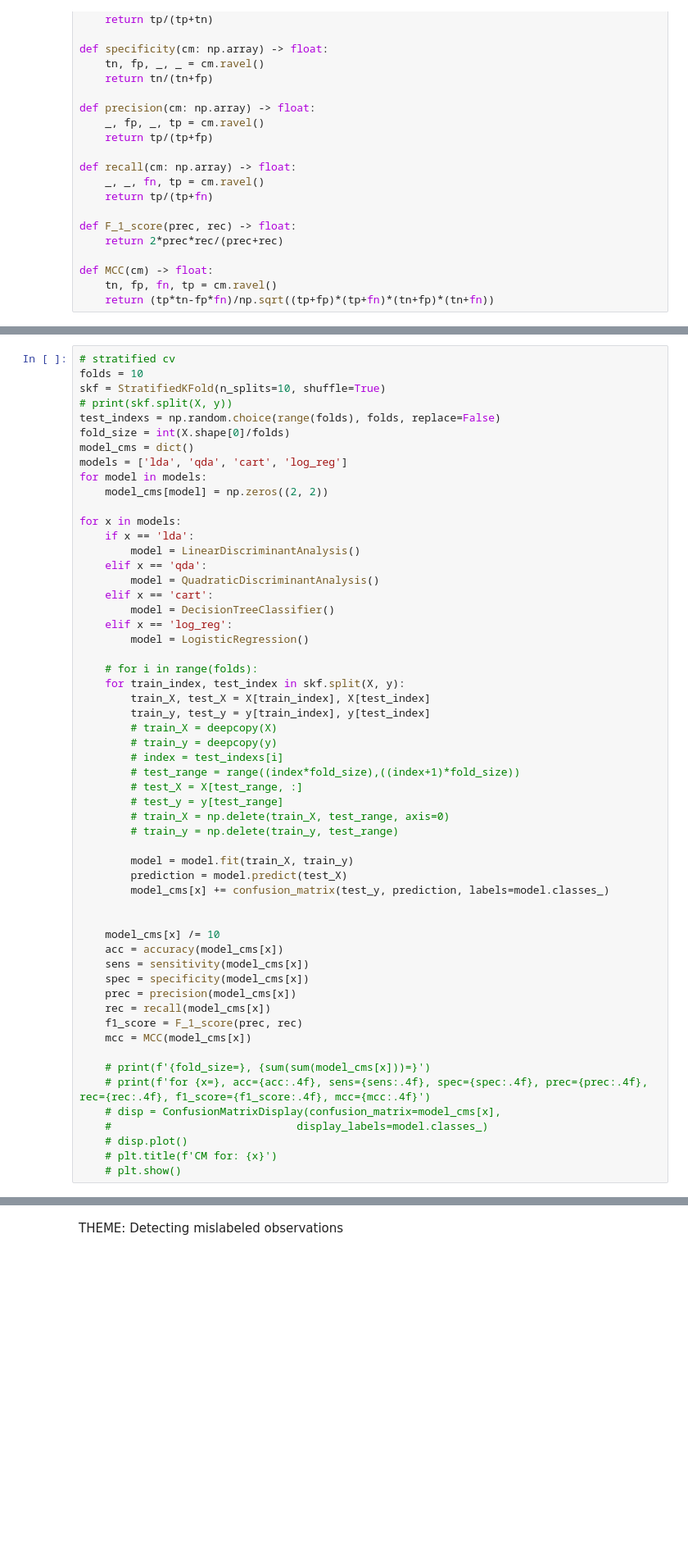
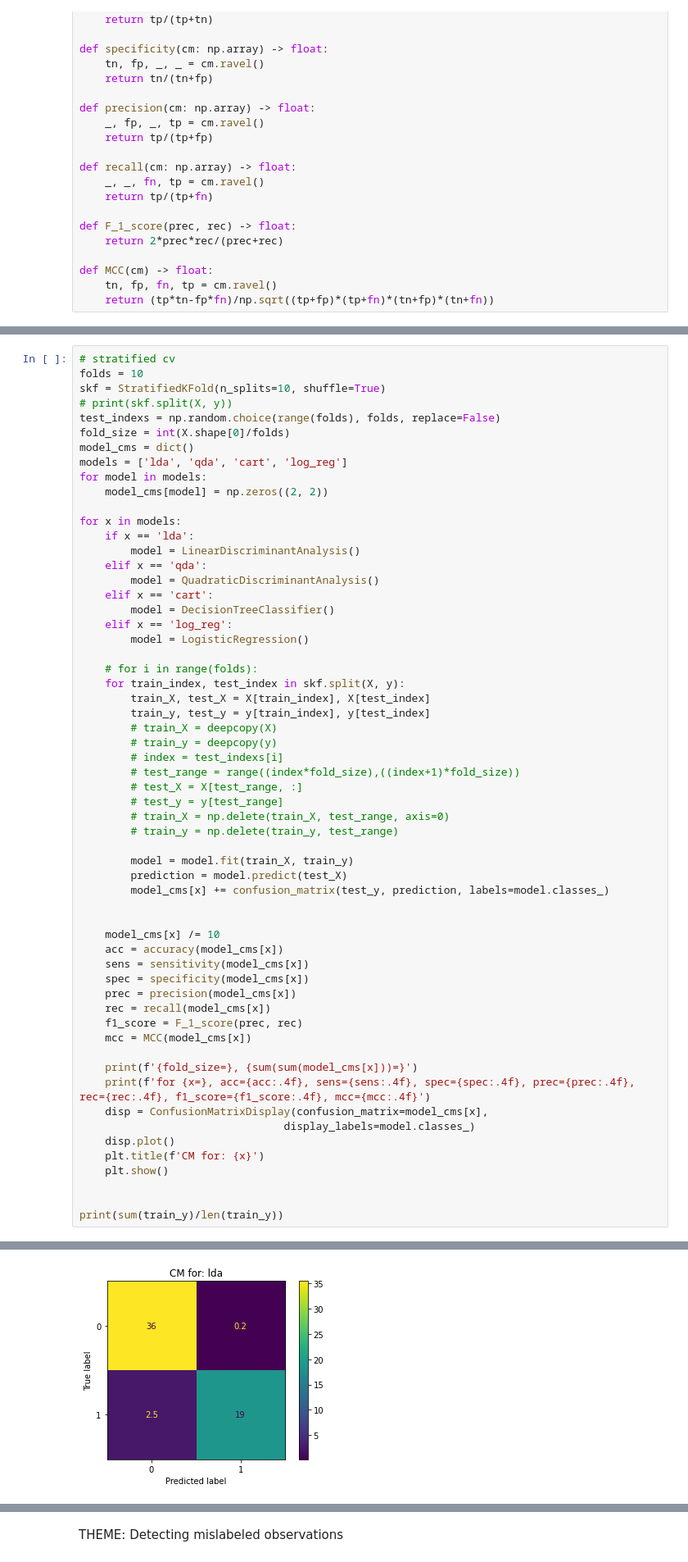
Before and after one commit to antonsandberg/Big-Data, a Jupyter notebook: Project1.ipynb, the cells around one changed output, grey strips where cells are left out. Shown at 82% size. Cells and saved outputs as stored; diff of their text form; blank space fills up the shorter version.

```diff
--- a/Project1.ipynb
+++ b/Project1.ipynb
@@ -406,11 +426,14 @@ for x in models:
     f1_score = F_1_score(prec, rec)
     mcc = MCC(model_cms[x])
 
-    # print(f'{fold_size=}, {sum(sum(model_cms[x]))=}')
-    # print(f'for {x=}, acc={acc:.4f}, sens={sens:.4f}, spec={spec:.4f}, prec={prec:.4f}, rec={rec:.4f}, f1_score={f1_score:.4f}, mcc={mcc:.4f}')
-    # disp = ConfusionMatrixDisplay(confusion_matrix=model_cms[x],
-    #                             display_labels=model.classes_)
-    # disp.plot()
-    # plt.title(f'CM for: {x}')
-    # plt.show()
+    print(f'{fold_size=}, {sum(sum(model_cms[x]))=}')
+    print(f'for {x=}, acc={acc:.4f}, sens={sens:.4f}, spec={spec:.4f}, prec={prec:.4f}, rec={rec:.4f}, f1_score={f1_score:.4f}, mcc={mcc:.4f}')
+    disp = ConfusionMatrixDisplay(confusion_matrix=model_cms[x],
+                                display_labels=model.classes_)
+    disp.plot()
+    plt.title(f'CM for: {x}')
+    plt.show()
+
+
+print(sum(train_y)/len(train_y))
 # %% [output]
@@ -433,0 +442 @@ Please also refer to the documentation for alternative solver options:
+[figure, added]
```
Also changed, not shown: parts of 7 cells of this notebook.
